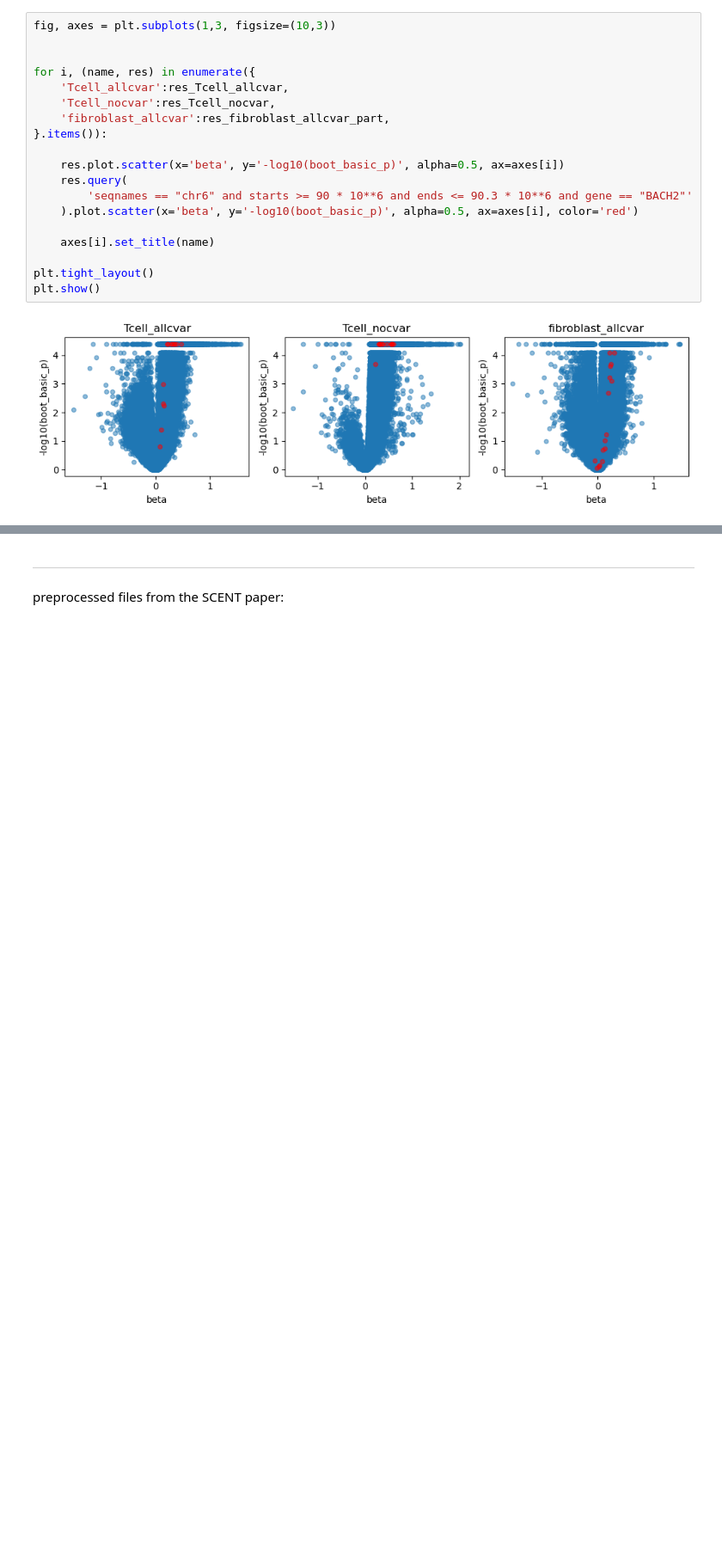
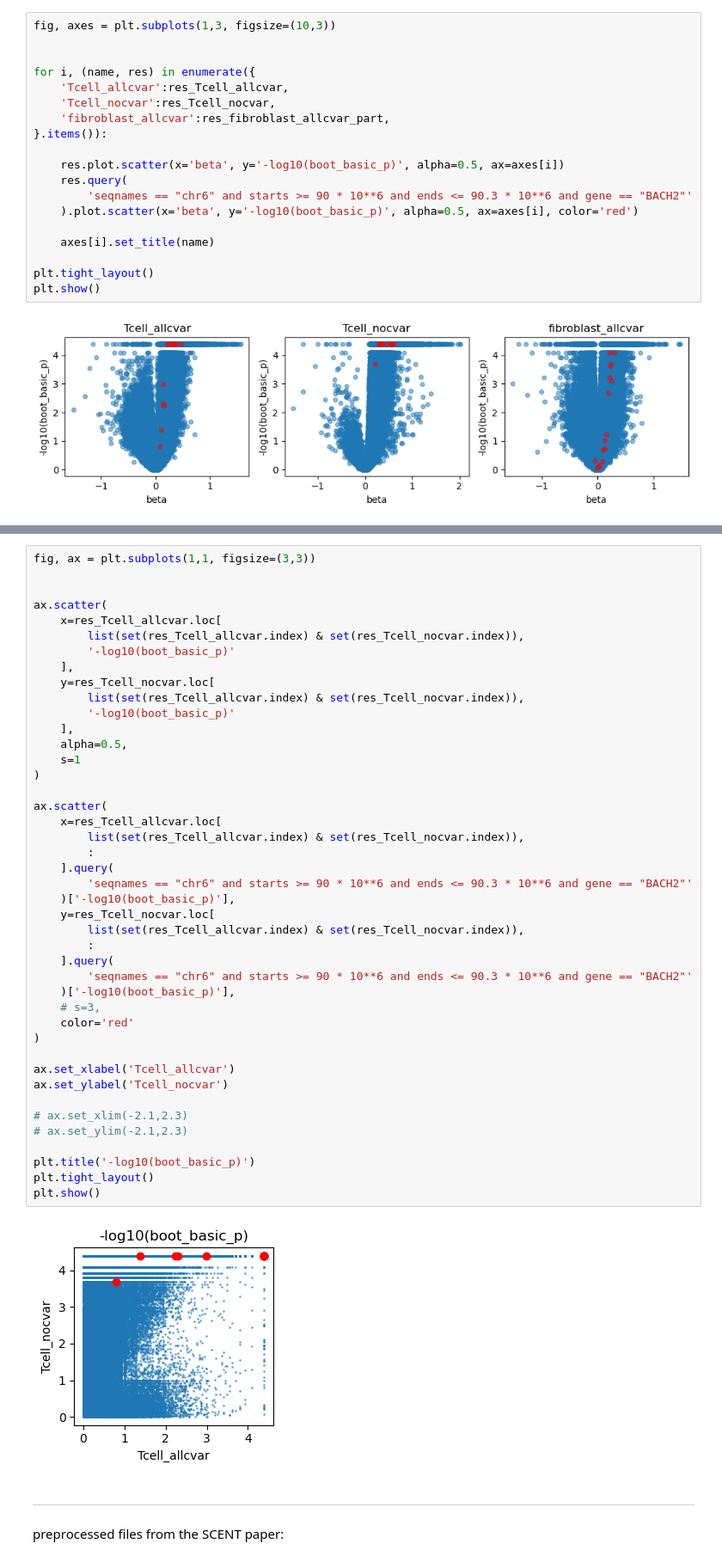
Before and after one commit to abearab/BMI-206-Class-Project, a Jupyter notebook: notebook.ipynb, the cells around one changed output, grey strips where cells are left out. Shown: that part at 86% size. Drawn from its saved outputs; the diff is of its cells as text; blank space fills up the shorter version.

```diff
--- a/notebook.ipynb
+++ b/notebook.ipynb
@@ -249,3 +285,48 @@ plt.show()
+# %%
+fig, ax = plt.subplots(1,1, figsize=(3,3))
+
+
+ax.scatter(
+    x=res_Tcell_allcvar.loc[
+        list(set(res_Tcell_allcvar.index) & set(res_Tcell_nocvar.index)),
+        '-log10(boot_basic_p)'
+    ],
+    y=res_Tcell_nocvar.loc[
+        list(set(res_Tcell_allcvar.index) & set(res_Tcell_nocvar.index)),
+        '-log10(boot_basic_p)'
+    ],
+    alpha=0.5,
+    s=1
+)
+
+ax.scatter(
+    x=res_Tcell_allcvar.loc[
+        list(set(res_Tcell_allcvar.index) & set(res_Tcell_nocvar.index)),
+        :
+    ].query(
+        'seqnames == "chr6" and starts >= 90 * 10**6 and ends <= 90.3 * 10**6 and gene == "BACH2"'
+    )['-log10(boot_basic_p)'],
+    y=res_Tcell_nocvar.loc[
+        list(set(res_Tcell_allcvar.index) & set(res_Tcell_nocvar.index)),
+        :
+    ].query(
+        'seqnames == "chr6" and starts >= 90 * 10**6 and ends <= 90.3 * 10**6 and gene == "BACH2"'
+    )['-log10(boot_basic_p)'],
+    # s=3,
+    color='red'
+)
+
+ax.set_xlabel('Tcell_allcvar')
+ax.set_ylabel('Tcell_nocvar')
+
+# ax.set_xlim(-2.1,2.3)
+# ax.set_ylim(-2.1,2.3)
+
+plt.title('-log10(boot_basic_p)')
+plt.tight_layout()
+plt.show()
+# %% [output]
+[figure, added]
 # %% [markdown]
 ___
 preprocessed files from the SCENT paper:
```
Also changed, not shown: parts of 36 cells of this notebook.
